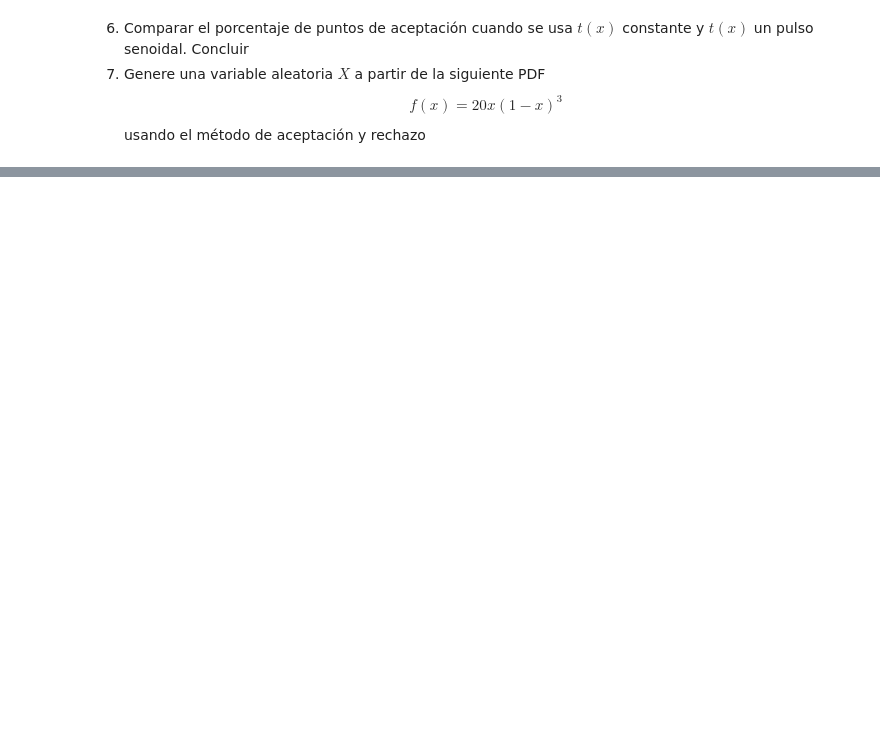
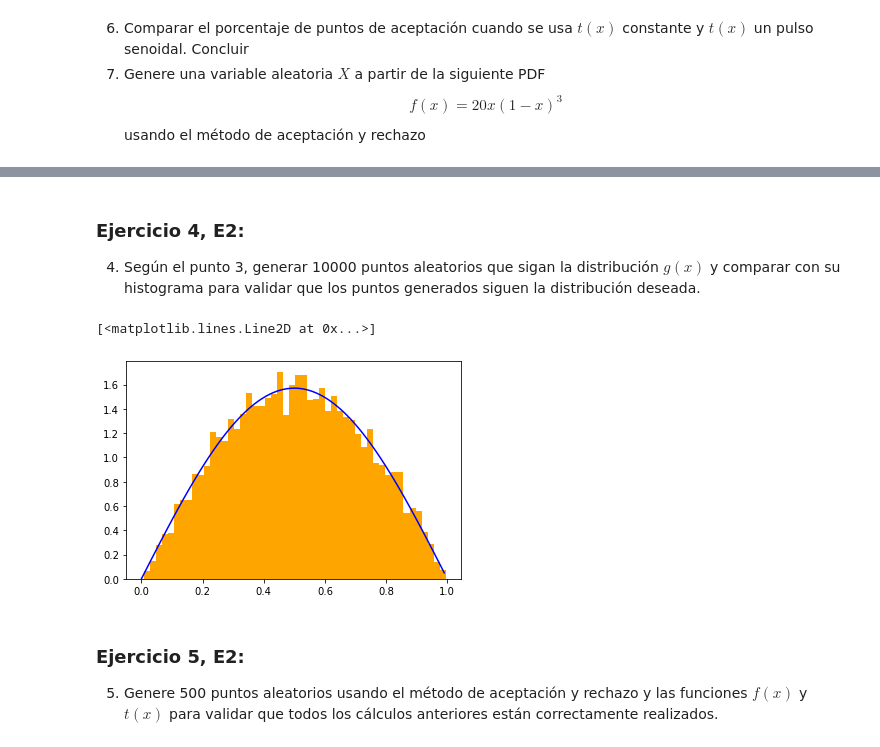
Before and after one commit to munoz97/Tarea_4a, a Jupyter notebook: Tarea_4a_PMuñoz_Romina.ipynb, the cells around one changed output, grey strips where cells are left out. Saved outputs shown, nothing was run; the diff lists cells and outputs as text; code cells hidden in the pictures; blank space fills up the shorter version.

```diff
--- a/Tarea_4a_PMuñoz_Romina.ipynb
+++ b/Tarea_4a_PMuñoz_Romina.ipynb
@@ -148,0 +238,30 @@ usando el método de aceptación y rechazo
+# %% [markdown]
+### Ejercicio 4, E2:
+4. Según el punto 3, generar 10000 puntos aleatorios que sigan la distribución $g(x)$ y comparar con su histograma para validar que los puntos generados siguen la distribución deseada.
+# %%
+def g(x):
+    y = (np.pi*np.sin(np.pi*x))/2  #sin
+    return y
+
+def g_inv(u):
+    x = (np.arccos(-2*u+1))/(np.pi)
+    return x
+
+def m_aleatorias(n):
+    u = np.random.uniform(0, 1, n)
+    r = np.array(list(map(lambda i: g_inv(u[i]), range(n))))
+    return r
+# %%
+r1 = m_aleatorias(10000)
+
+_x = np.arange(0,1,0.01)
+_y = g(_x)
+
+plt.hist(r1, bins=50, density=True, color='orange')
+plt.plot(_x,_y,'b')
+# %% [output]
+[<matplotlib.lines.Line2D at 0x...>]
+[figure, added]
+# %% [markdown]
+### Ejercicio 5, E2:
+5. Genere 500 puntos aleatorios usando el método de aceptación y rechazo y las funciones $f(x)$ y $t(x)$ para validar que todos los cálculos anteriores están correctamente realizados.
```
Also changed, not shown: parts of 17 cells of this notebook.
